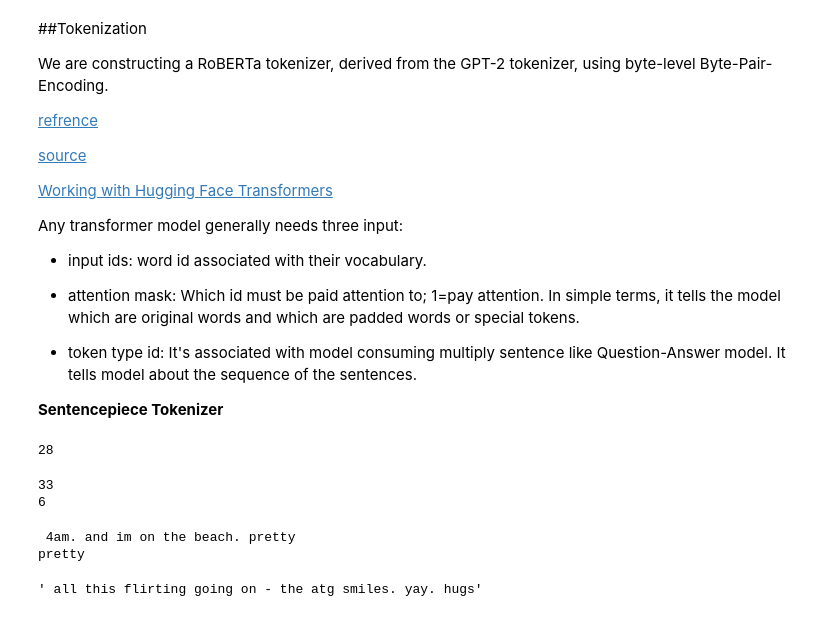
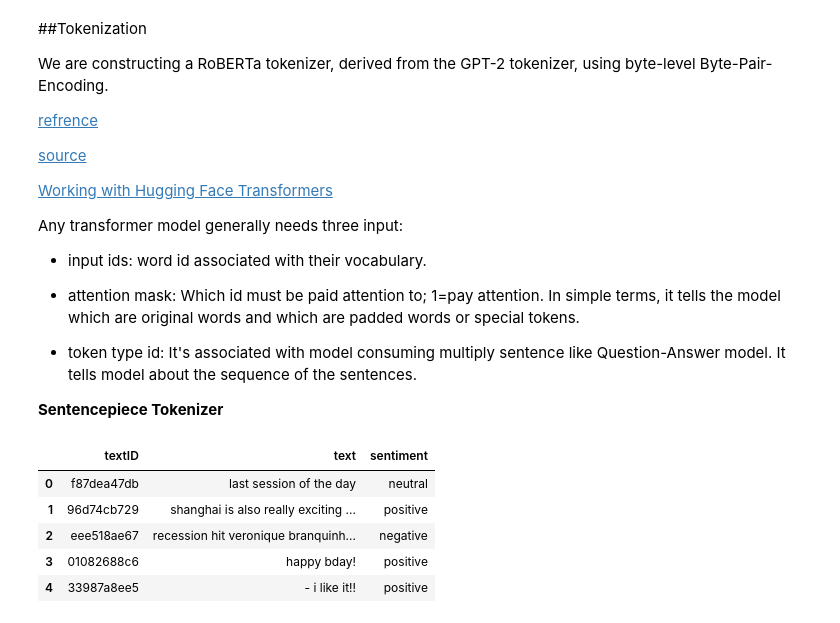
Before and after one commit to jrakhshanda/Text-Mining, a Jupyter notebook: text_mining.ipynb, the cells around one changed output. Saved outputs shown, nothing was run; the diff lists cells and outputs as text; code cells hidden in the pictures.

```diff
--- a/text_mining.ipynb
+++ b/text_mining.ipynb
@@ -36,8 +36,8 @@ import seaborn as sns
 
 from sklearn.model_selection import train_test_split
 # %%
-df_train = pd.read_csv('train.csv')
-df_test = pd.read_csv('test.csv')
+df_train = pd.read_csv('train.csv',keep_default_na=False)
+df_test = pd.read_csv('test.csv',keep_default_na=False)
 # %%
 print(df_train.shape)
 df_train.sample(5)
@@ -199,21 +172,0 @@ for ind in (i for i, e in enumerate(text) if e == selected_text[1]):
-# %%
-for ind in (i for i, e in enumerate(text) if e == selected_text[1]):
-  print(ind)
-# %% [output]
-28
-# %%
-print(len(text))
-print(len(selected_text))
-# %% [output]
-33
-6
-# %%
-print(text)
-print(selected_text)
-# %% [output]
- 4am. and im on the beach. pretty
-pretty
-# %%
-text
-# %% [output]
-' all this flirting going on - the atg smiles. yay. hugs'
@@ -221,0 +173,10 @@ len(text)
+# %%
+#df_test.insert(2,'selected_text',np.nan)
+df_test.head()
+# %% [output]
+|  | textID | text | sentiment |
+| 0 | f87dea47db | last session of the day | neutral |
+| 1 | 96d74cb729 | shanghai is also really exciting ... | positive |
+| 2 | eee518ae67 | recession hit veronique branquinh... | negative |
+| 3 | 01082688c6 | happy bday! | positive |
+| 4 | 33987a8ee5 | - i like it!! | positive |
```
Also changed, not shown: parts of 10 cells of this notebook.
